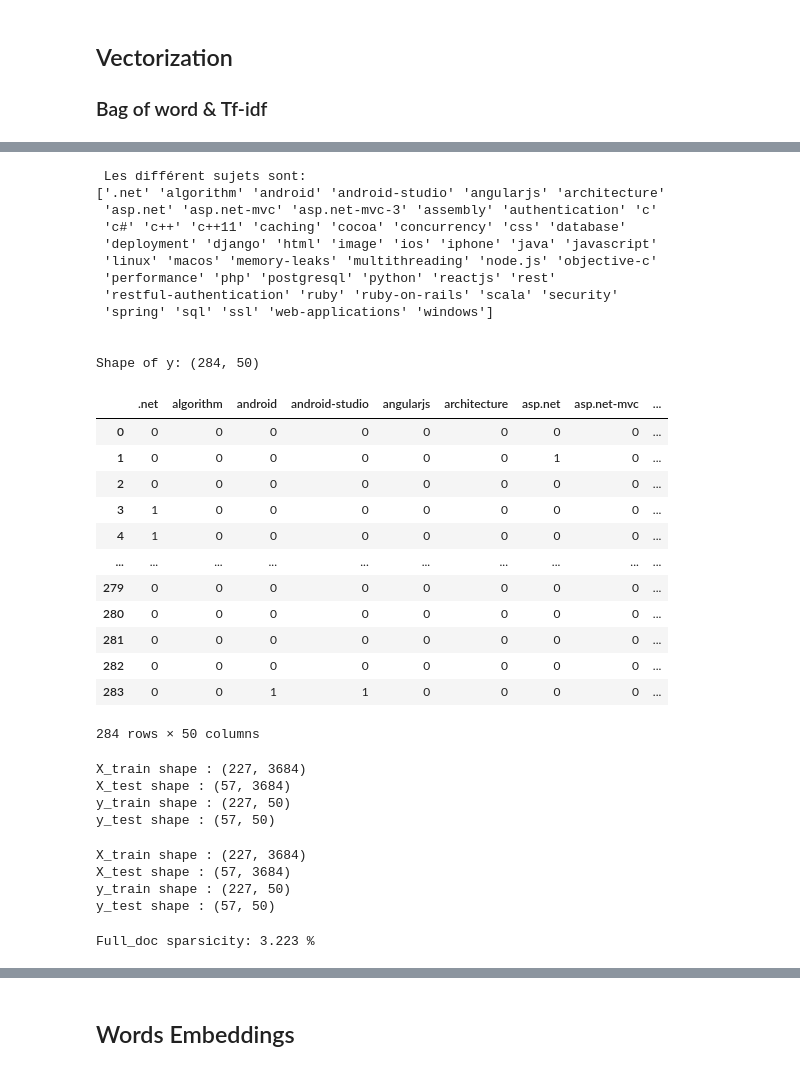
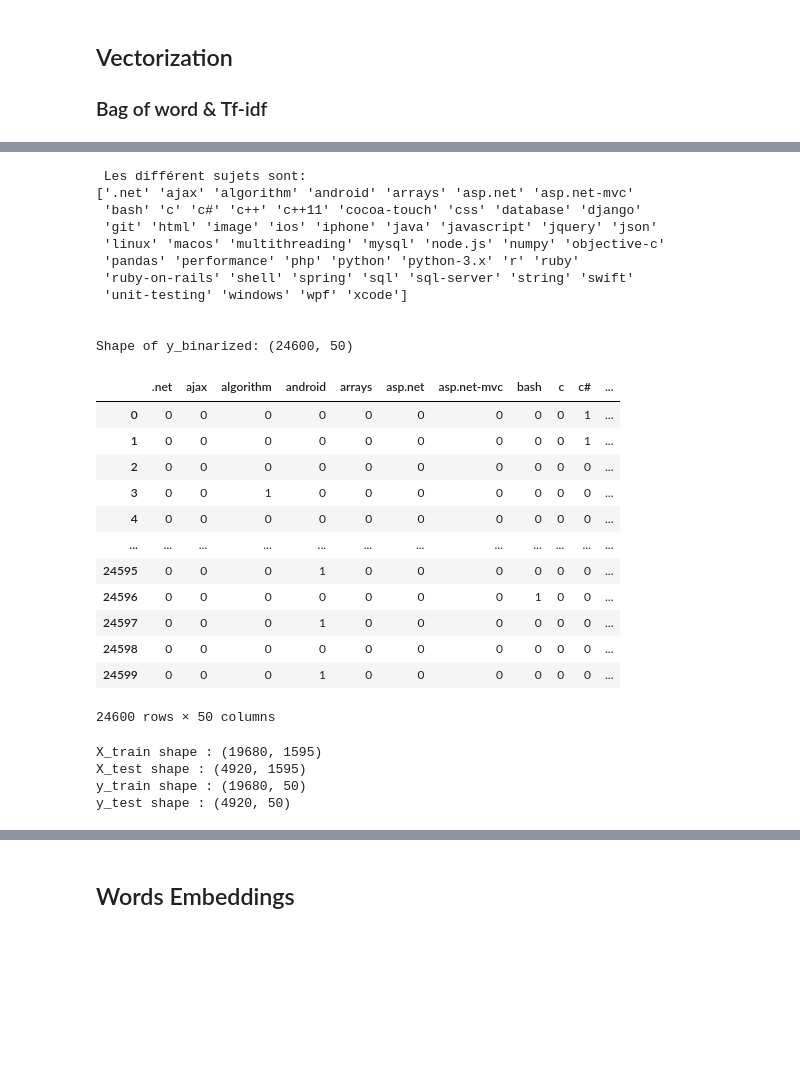
Before and after one commit to Octiana/Cat-gorisez-automatiquement-des-questions, a Jupyter notebook: DeebIshhab_Diana_2_notebook_test_102022.ipynb, the cells around one changed output, grey strips where cells are left out. Drawn from its saved outputs; the diff is of its cells as text; code cells hidden in the pictures; blank space fills up the shorter version.

Commit message:
Preprocessing & modelisation done

```diff
--- a/DeebIshhab_Diana_2_notebook_test_102022.ipynb
+++ b/DeebIshhab_Diana_2_notebook_test_102022.ipynb
@@ -123,0 +145,2 @@ data["Tags"].nunique()
+# %%
+data = data.head(24600)
@@ -439,53 +464,36 @@ y_binarized = mlb.fit_transform(data['top_tags'].str.split(', '))
 
 print(" Les différent sujets sont: \n{}".format(mlb.classes_))
 print('\n')
-print("Shape of y: {}".format(y_binarized2.shape))
+print("Shape of y_binarized: {}".format(y_binarized.shape))
 # %% [output]
  Les différent sujets sont:
-['.net' 'algorithm' 'android' 'android-studio' 'angularjs' 'architecture'
- 'asp.net' 'asp.net-mvc' 'asp.net-mvc-3' 'assembly' 'authentication' 'c'
- 'c#' 'c++' 'c++11' 'caching' 'cocoa' 'concurrency' 'css' 'database'
- 'deployment' 'django' 'html' 'image' 'ios' 'iphone' 'java' 'javascript'
- 'linux' 'macos' 'memory-leaks' 'multithreading' 'node.js' 'objective-c'
- 'performance' 'php' 'postgresql' 'python' 'reactjs' 'rest'
- 'restful-authentication' 'ruby' 'ruby-on-rails' 'scala' 'security'
- 'spring' 'sql' 'ssl' 'web-applications' 'windows']
+['.net' 'ajax' 'algorithm' 'android' 'arrays' 'asp.net' 'asp.net-mvc'
+ 'bash' 'c' 'c#' 'c++' 'c++11' 'cocoa-touch' 'css' 'database' 'django'
+ 'git' 'html' 'image' 'ios' 'iphone' 'java' 'javascript' 'jquery' 'json'
+ 'linux' 'macos' 'multithreading' 'mysql' 'node.js' 'numpy' 'objective-c'
+ 'pandas' 'performance' 'php' 'python' 'python-3.x' 'r' 'ruby'
+ 'ruby-on-rails' 'shell' 'spring' 'sql' 'sql-server' 'string' 'swift'
+ 'unit-testing' 'windows' 'wpf' 'xcode']
 
 
-Shape of y: (284, 50)
+Shape of y_binarized: (24600, 50)
 # %%
-df_y_binarized = pd.DataFrame(y_binarized2,columns=mlb2.classes_)
+df_y_binarized = pd.DataFrame(y_binarized,columns=mlb.classes_)
 df_y_binarized
 # %% [output]
-|  | .net | algorithm | android | android-studio | angularjs | architecture | asp.net | asp.net-mvc | ... |
-| 0 | 0 | 0 | 0 | 0 | 0 | 0 | 0 | 0 | ... |
-| 1 | 0 | 0 | 0 | 0 | 0 | 0 | 1 | 0 | ... |
-| 2 | 0 | 0 | 0 | 0 | 0 | 0 | 0 | 0 | ... |
-| 3 | 1 | 0 | 0 | 0 | 0 | 0 | 0 | 0 | ... |
-| 4 | 1 | 0 | 0 | 0 | 0 | 0 | 0 | 0 | ... |
-| ... | ... | ... | ... | ... | ... | ... | ... | ... | ... |
-| 279 | 0 | 0 | 0 | 0 | 0 | 0 | 0 | 0 | ... |
-| 280 | 0 | 0 | 0 | 0 | 0 | 0 | 0 | 0 | ... |
-| 281 | 0 | 0 | 0 | 0 | 0 | 0 | 0 | 0 | ... |
-| 282 | 0 | 0 | 0 | 0 | 0 | 0 | 0 | 0 | ... |
-| 283 | 0 | 0 | 1 | 1 | 0 | 0 | 0 | 0 | ... |
+|  | .net | ajax | algorithm | android | arrays | asp.net | asp.net-mvc | bash | c | c# | ... |
+| 0 | 0 | 0 | 0 | 0 | 0 | 0 | 0 | 0 | 0 | 1 | ... |
+| 1 | 0 | 0 | 0 | 0 | 0 | 0 | 0 | 0 | 0 | 1 | ... |
+| 2 | 0 | 0 | 0 | 0 | 0 | 0 | 0 | 0 | 0 | 0 | ... |
+| 3 | 0 | 0 | 1 | 0 | 0 | 0 | 0 | 0 | 0 | 0 | ... |
+| 4 | 0 | 0 | 0 | 0 | 0 | 0 | 0 | 0 | 0 | 0 | ... |
+| ... | ... | ... | ... | ... | ... | ... | ... | ... | ... | ... | ... |
+| 24595 | 0 | 0 | 0 | 1 | 0 | 0 | 0 | 0 | 0 | 0 | ... |
+| 24596 | 0 | 0 | 0 | 0 | 0 | 0 | 0 | 1 | 0 | 0 | ... |
+| 24597 | 0 | 0 | 0 | 1 | 0 | 0 | 0 | 0 | 0 | 0 | ... |
+| 24598 | 0 | 0 | 0 | 0 | 0 | 0 | 0 | 0 | 0 | 0 | ... |
+| 24599 | 0 | 0 | 0 | 1 | 0 | 0 | 0 | 0 | 0 | 0 | ... |
-284 rows × 50 columns
+24600 rows × 50 columns
-# %%
-# Create train and test split (30%)
-
-from sklearn.model_selection import train_test_split
-
-X_train, X_test, y_train, y_test = train_test_split(X_BoW, y_binarized,
-                                                    test_size=0.2, random_state=8)
-print("X_train shape : {}".format(X_train.shape))
-print("X_test shape : {}".format(X_test.shape))
-print("y_train shape : {}".format(y_train.shape))
-print("y_test shape : {}".format(y_test.shape))
-# %% [output]
-X_train shape : (227, 3684)
-X_test shape : (57, 3684)
-y_train shape : (227, 50)
-y_test shape : (57, 50)
 # %%
 # Create train and test split (30%)
 
@@ -498,13 +506,7 @@ print("X_test shape : {}".format(X_test.shape))
 print("y_train shape : {}".format(y_train.shape))
 print("y_test shape : {}".format(y_test.shape))
 # %% [output]
-X_train shape : (227, 3684)
-X_test shape : (57, 3684)
-y_train shape : (227, 50)
-y_test shape : (57, 50)
+X_train shape : (19680, 1595)
+X_test shape : (4920, 1595)
+y_train shape : (19680, 50)
+y_test shape : (4920, 50)
-# %%
-full_dense = X_BoW.todense()
-print("Full_doc sparsicity: {:.3f} %"\
-      .format(((full_dense > 0).sum()/full_dense.size)*100))
-# %% [output]
-Full_doc sparsicity: 3.223 %
```
Also changed, not shown: parts of 134 cells of this notebook, 1 other file.
